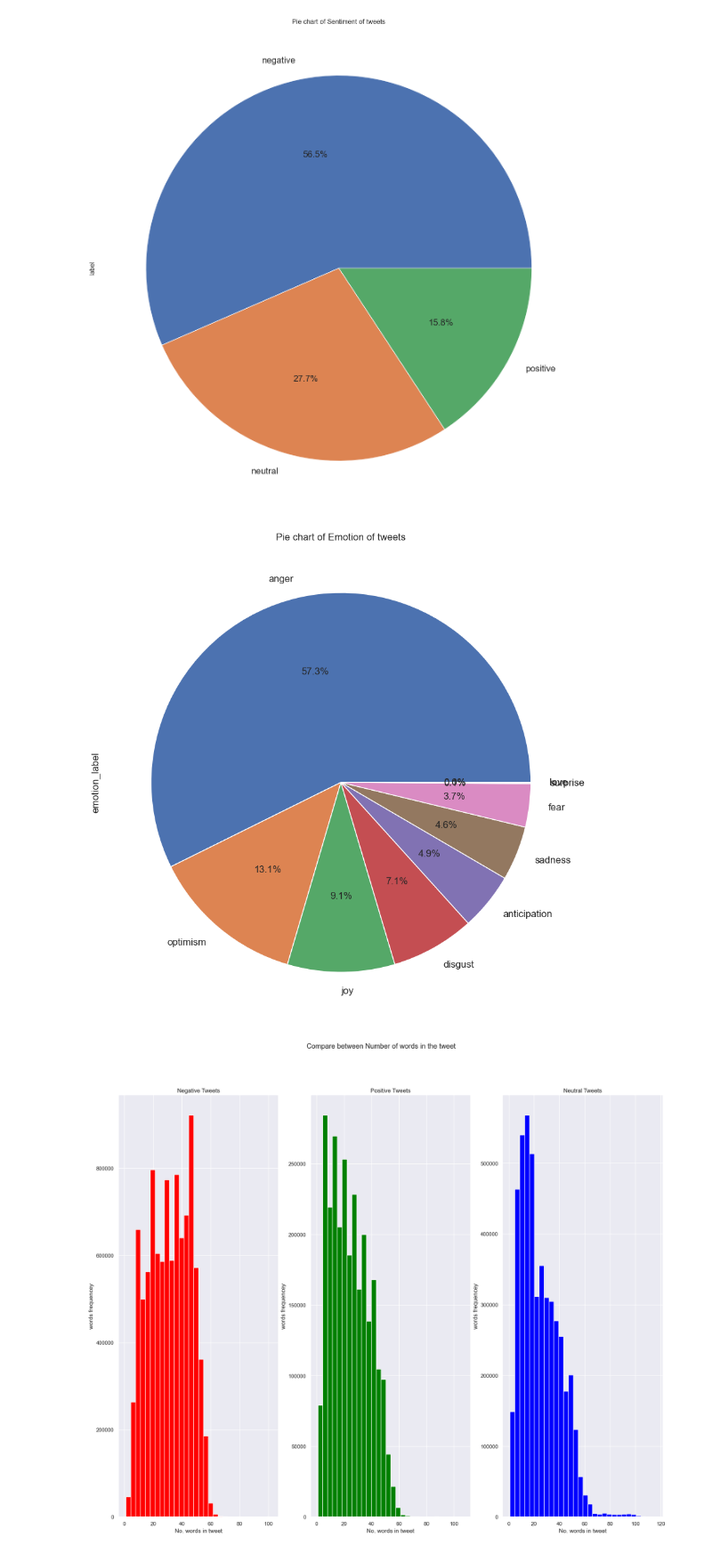
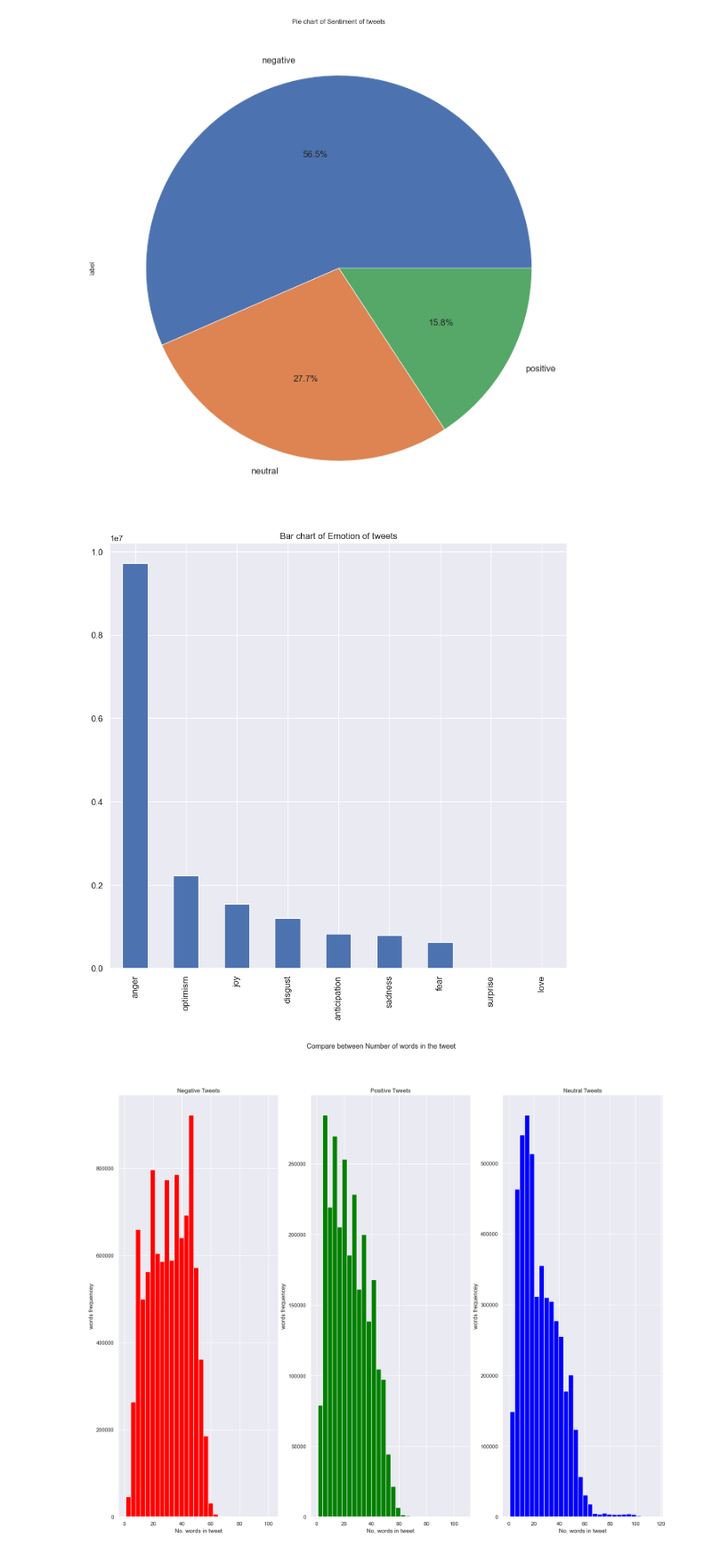
Before and after one commit to fahadshaikh30/thesis, a Jupyter notebook: ngrams/preprocess_tweets.ipynb, the cells around one changed output. Shown: that part at 89% size. Cells and saved outputs as stored; diff of their text form; code cells hidden in the pictures.

```diff
--- a/ngrams/preprocess_tweets.ipynb
+++ b/ngrams/preprocess_tweets.ipynb
@@ -43,8 +47,4 @@ df.head()
 | 2 | 1258706164054929408 | It took 59 days for the @user to ... | negative | African American South | disgust |
 | 3 | 1258706164054929408 | It took 59 days for the @user to ... | negative | African American South | disgust |
 | 4 | 1258706164054929408 | It took 59 days for the @user to ... | negative | African American South | disgust |
-# %%
-df_copy = df.copy()
-# %%
-df_copy = df_copy[['cleanedContent', 'label', 'emotion_label', 'category']]
 # %%
@@ -57,14 +57,12 @@ plt.show()
 # %% [output]
 [figure]
 # %%
-df['emotion_label'].value_counts().plot(kind='pie',
-                                         title='Pie chart of Emotion of tweets',
-                                         autopct='%1.1f%%',
-                                         shadow=False,
+df_copy['emotion_label'].value_counts().plot(kind='bar',
+                                         title='Bar chart of Emotion of tweets',
                                          legend = False, fontsize=12, figsize=(10,10))
 plt.show()
 # %% [output]
-[figure, old version]
+[figure, new version]
 # %%
 sns.set(style='darkgrid')
 fig, axes = plt.subplots(1, 3)
```
Also changed, not shown: parts of 52 cells of this notebook, 15 other files.
